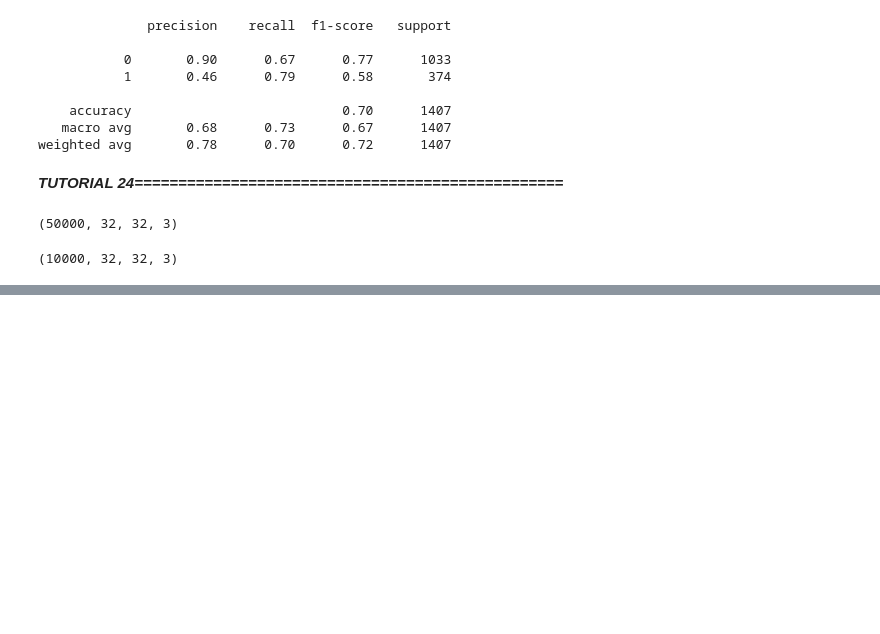
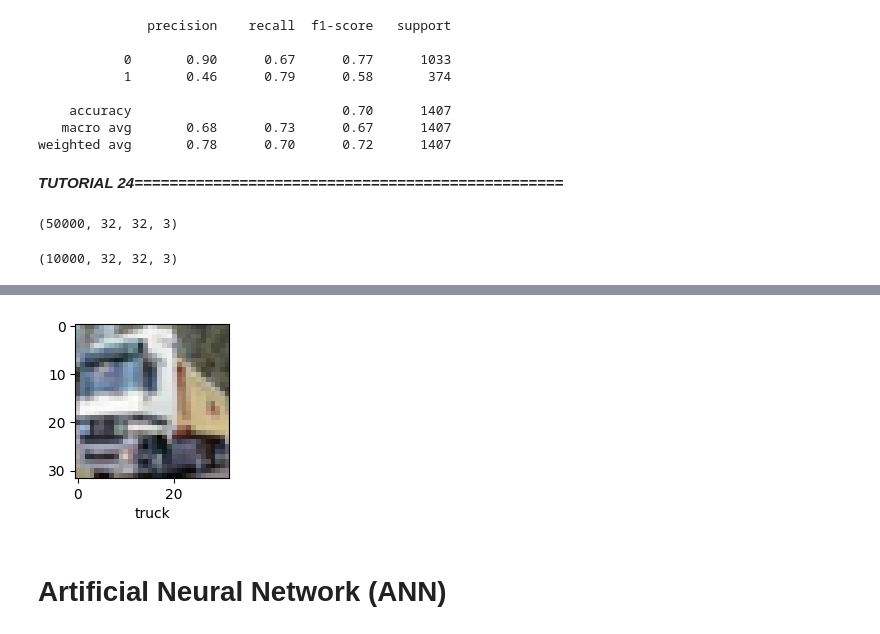
Before and after one commit to nickmirunsw/py-learning, a Jupyter notebook: tensorflow/tfnm.ipynb, the cells around one changed output, grey strips where cells are left out. Saved outputs shown, nothing was run; the diff lists cells and outputs as text; code cells hidden in the pictures; blank space fills up the shorter version.

```diff
--- a/tensorflow/tfnm.ipynb
+++ b/tensorflow/tfnm.ipynb
@@ -2069,0 +2079,4 @@ def plot_sample(X, y, index):
+# %%
+plot_sample(X_train, y_train, 1)
+# %% [output]
+[figure, added]
@@ -2069,0 +2086,2 @@ def plot_sample(X, y, index):
+# %% [markdown]
+# **Artificial Neural Network (ANN)**
```
Also changed, not shown: parts of 22 cells of this notebook.
